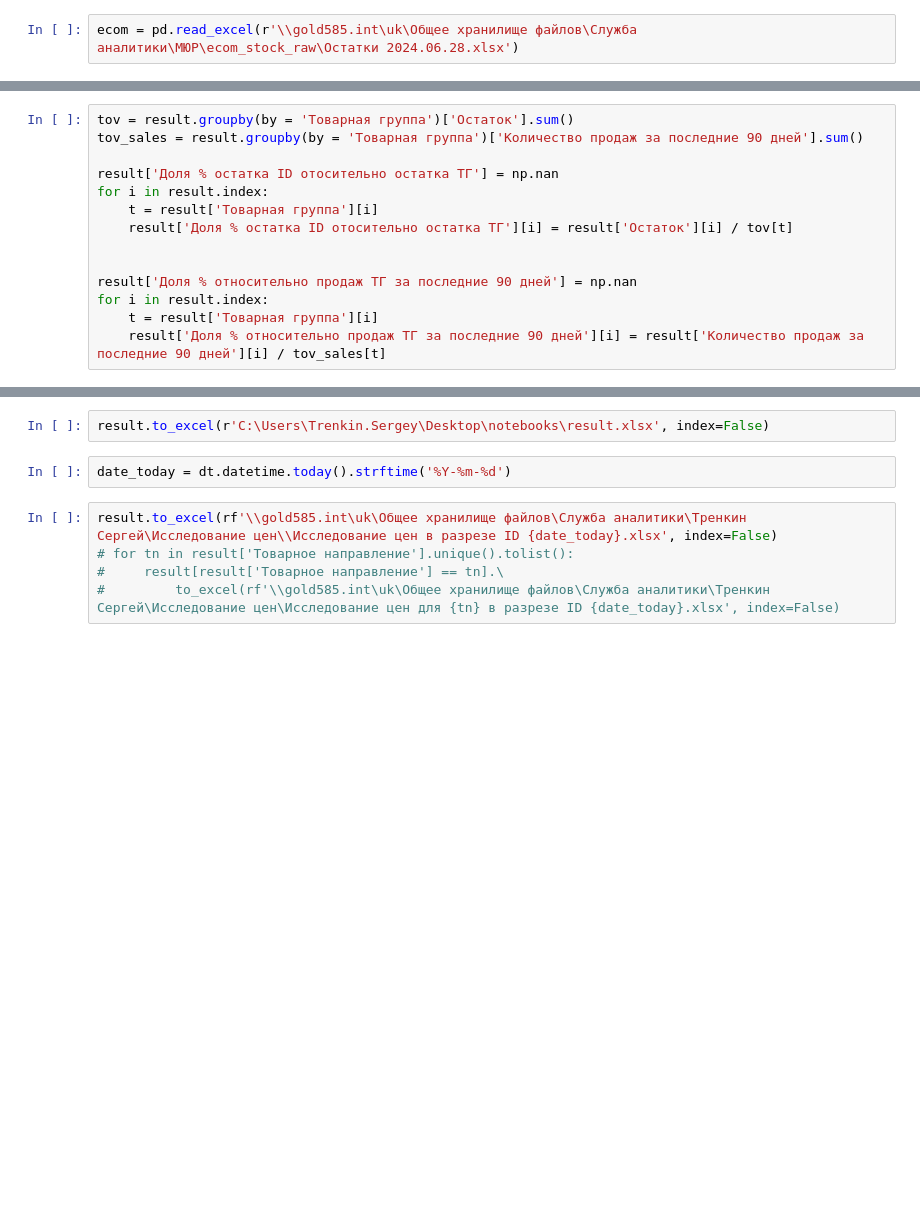
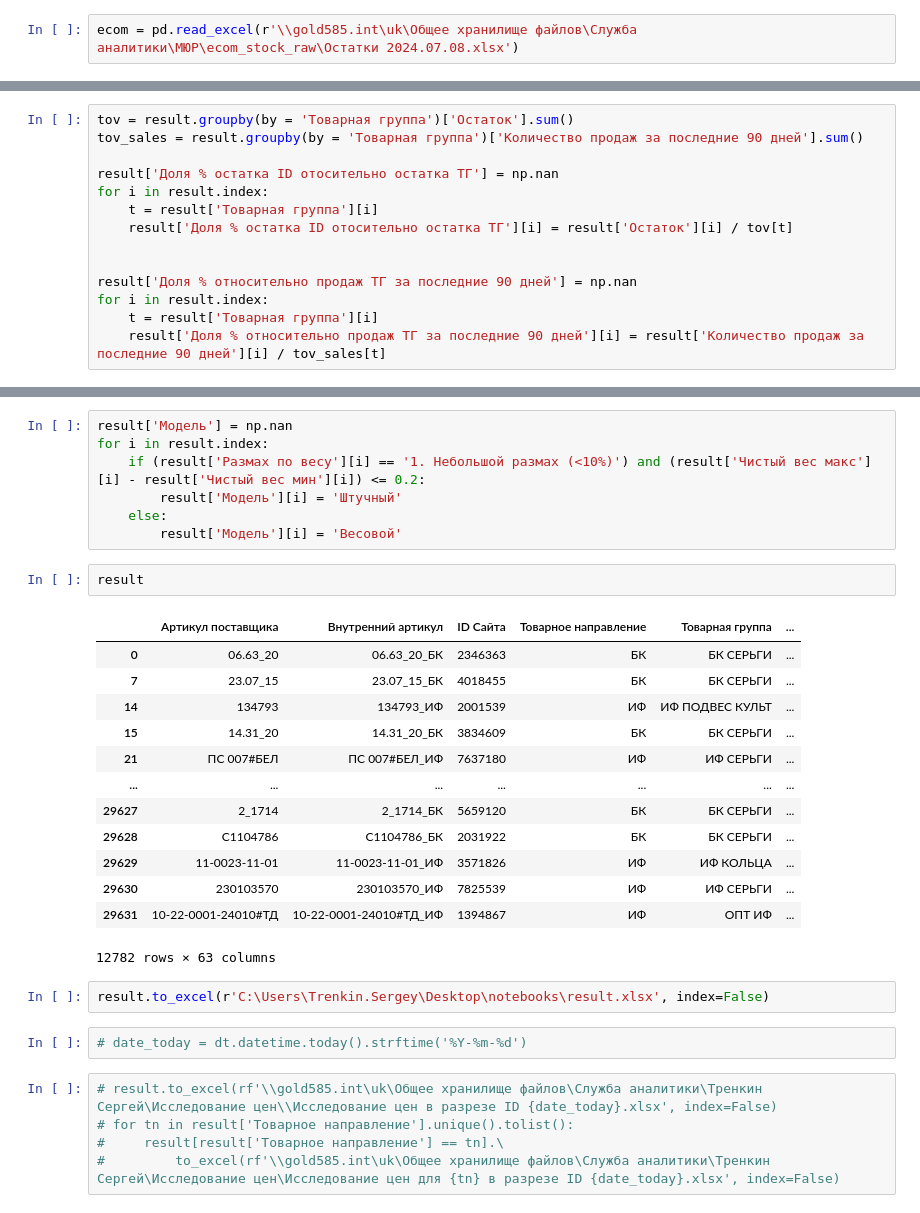
Before and after one commit to sergey-trenkin/notebooks, a Jupyter notebook: pricecheck/pricecheck copy.ipynb, the cells around one changed output, grey strips where cells are left out. Saved outputs shown, nothing was run; the diff lists cells and outputs as text; blank space fills up the shorter version.

```diff
--- a/pricecheck/pricecheck copy.ipynb
+++ b/pricecheck/pricecheck copy.ipynb
@@ -214,7 +217,7 @@ for i in result.index:
     else:
         result['Запрет к размещению'][i] = False
 # %%
-ecom = pd.read_excel(r'\\gold585.int\uk\Общее хранилище файлов\Служба аналитики\МЮР\ecom_stock_raw\Остатки 2024.06.28.xlsx')
+ecom = pd.read_excel(r'\\gold585.int\uk\Общее хранилище файлов\Служба аналитики\МЮР\ecom_stock_raw\Остатки 2024.07.08.xlsx')
 # %%
 path = r'\\gold585.int\uk\Общее хранилище файлов\Служба аналитики\Тренкин Сергей\discounts_zolotoy\\'
 list_of_files = glob.glob(path + '\*.xlsx')
@@ -355,9 +378,32 @@ for i in result.index:
+# %%
+result['Модель'] = np.nan
+for i in result.index:
+    if (result['Размах по весу'][i] == '1. Небольшой размах (<10%)') and (result['Чистый вес макс'][i] - result['Чистый вес мин'][i]) <= 0.2:
+        result['Модель'][i] = 'Штучный'
+    else:
+        result['Модель'][i] = 'Весовой'
+# %%
+result
+# %% [output]
+|  | Артикул поставщика | Внутренний артикул | ID Сайта | Товарное направление | Товарная группа | ... |
+| 0 | 06.63_20 | 06.63_20_БК | 2346363 | БК | БК СЕРЬГИ | ... |
+| 7 | 23.07_15 | 23.07_15_БК | 4018455 | БК | БК СЕРЬГИ | ... |
+| 14 | 134793 | 134793_ИФ | 2001539 | ИФ | ИФ ПОДВЕС КУЛЬТ | ... |
+| 15 | 14.31_20 | 14.31_20_БК | 3834609 | БК | БК СЕРЬГИ | ... |
+| 21 | ПС 007#БЕЛ | ПС 007#БЕЛ_ИФ | 7637180 | ИФ | ИФ СЕРЬГИ | ... |
+| ... | ... | ... | ... | ... | ... | ... |
+| 29627 | 2_1714 | 2_1714_БК | 5659120 | БК | БК СЕРЬГИ | ... |
+| 29628 | С1104786 | С1104786_БК | 2031922 | БК | БК СЕРЬГИ | ... |
+| 29629 | 11-0023-11-01 | 11-0023-11-01_ИФ | 3571826 | ИФ | ИФ КОЛЬЦА | ... |
+| 29630 | 230103570 | 230103570_ИФ | 7825539 | ИФ | ИФ СЕРЬГИ | ... |
+| 29631 | 10-22-0001-24010#ТД | 10-22-0001-24010#ТД_ИФ | 1394867 | ИФ | ОПТ ИФ | ... |
+12782 rows × 63 columns
 # %%
 result.to_excel(r'C:\Users\Trenkin.Sergey\Desktop\notebooks\result.xlsx', index=False)
 # %%
-date_today = dt.datetime.today().strftime('%Y-%m-%d')
+# date_today = dt.datetime.today().strftime('%Y-%m-%d')
 # %%
-result.to_excel(rf'\\gold585.int\uk\Общее хранилище файлов\Служба аналитики\Тренкин Сергей\Исследование цен\\Исследование цен в разрезе ID {date_today}.xlsx', index=False)
+# result.to_excel(rf'\\gold585.int\uk\Общее хранилище файлов\Служба аналитики\Тренкин Сергей\Исследование цен\\Исследование цен в разрезе ID {date_today}.xlsx', index=False)
 # for tn in result['Товарное направление'].unique().tolist():
 #     result[result['Товарное направление'] == tn].\
 #         to_excel(rf'\\gold585.int\uk\Общее хранилище файлов\Служба аналитики\Тренкин Сергей\Исследование цен\Исследование цен для {tn} в разрезе ID {date_today}.xlsx', index=False)
```
Also changed, not shown: parts of 7 cells of this notebook, 1 other file.
